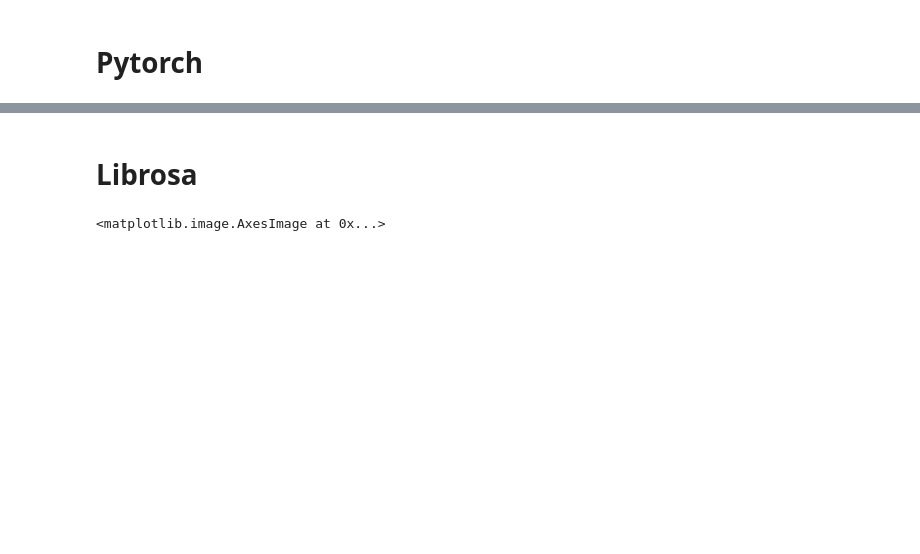
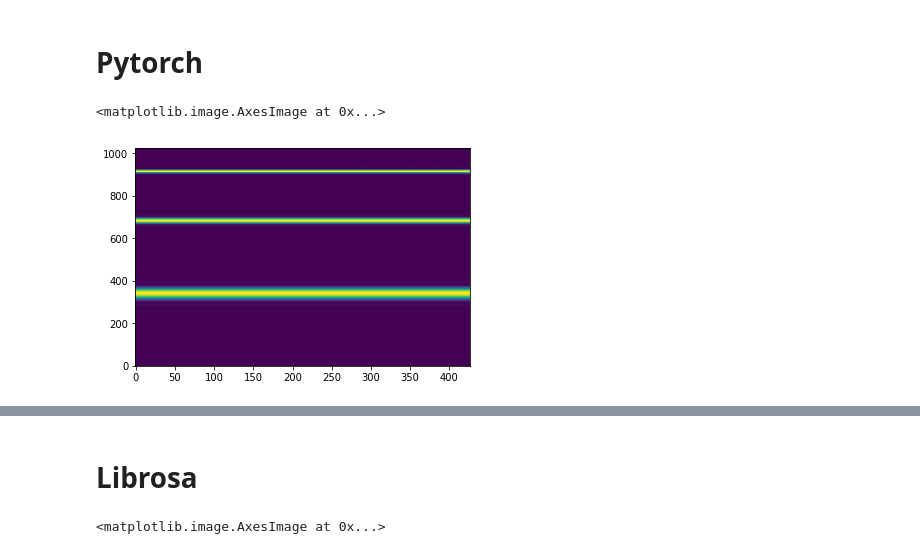
Before and after one commit to KinWaiCheuk/nnAudio, a Jupyter notebook: Spectrogram.ipynb, the cells around one changed output, grey strips where cells are left out. Cells and saved outputs as stored; diff of their text form; code cells hidden in the pictures; blank space fills up the shorter version.

```diff
--- a/Spectrogram.ipynb
+++ b/Spectrogram.ipynb
@@ -16,3 +18,28 @@ x = np.sin(2*np.pi*250*s, dtype=np.float32) + np.sin(2*np.pi*500*s, dtype=np.flo
 bin_max = 100
 # %% [markdown]
 # Pytorch
+# %%
+class Model(torch.nn.Module):
+    def __init__(self, avg=.9998):
+        super(Model, self).__init__()
+        # Create filter windows for stft
+        wsin, wcos = musicnet.create_filters(2048,1024, windowing="hann", freq_scale='log', low=250, high=2000)
+        self.wsin = torch.tensor(wsin, dtype=torch.float)
+        self.wcos = torch.tensor(wcos, dtype=torch.float)
+
+        # Creating Layers
+
+        self.avg = avg
+
+    def forward(self,x):
+        zx = conv1d(x[None,None,:], self.wsin, stride=512).pow(2) \
+           + conv1d(x[None,None,:], self.wcos, stride=512).pow(2) # Doing STFT by using conv1d
+        return torch.sqrt(zx)
+# %%
+model = Model()
+# %%
+spec = model(torch.tensor(x))
+plt.imshow(spec[0].numpy(), aspect='auto', origin='lower')
+# %% [output]
+<matplotlib.image.AxesImage at 0x...>
+[figure, added]
```
Also changed, not shown: parts of 3 cells of this notebook, 14 other files.
